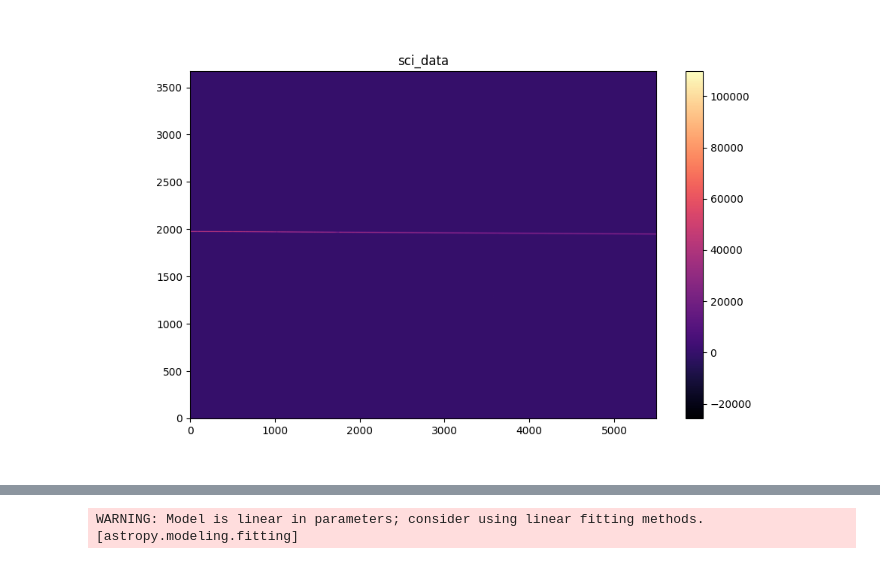
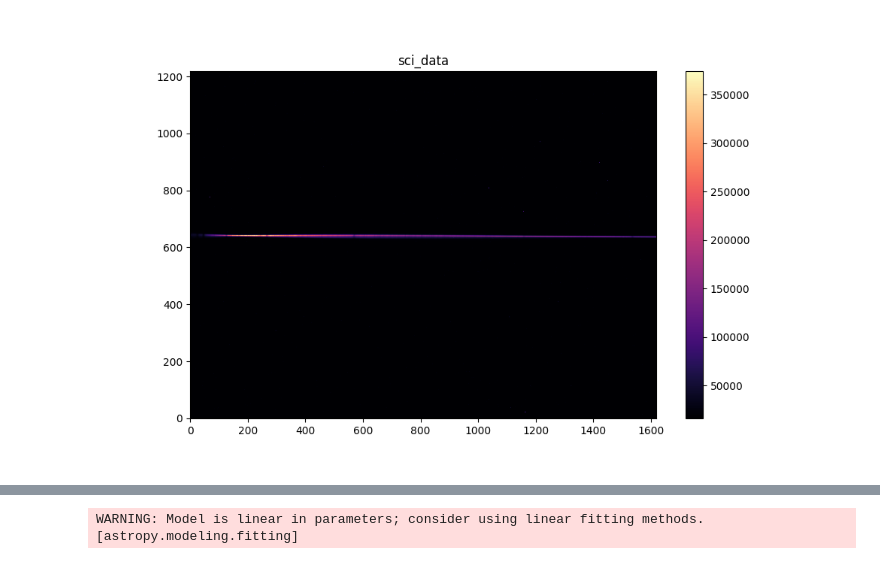
Before and after one commit to plouis35/EasyAstro, a Jupyter notebook: easytools/reduce_spectras.ipynb, the cells around one changed output, grey strips where cells are left out. Cells and saved outputs as stored; diff of their text form; code cells hidden in the pictures.

```diff
--- a/easytools/tests.ipynb
+++ b/easytools/reduce_spectras.ipynb
@@ -203,0 +251,25 @@ WARNING: FITSFixedWarning: 'datfix' made the change 'Set MJD-OBS to 60237.728947
+# %%
+from align_combine import align_and_combine
+dir = 'e:/Astro/Captures/20231007_Void/'
+#dir = 'E:/Astro/Captures/20181020_spectro/'
+
+#sci_files  = [dir + f for f in fnmatch.filter(os.listdir(dir), 'bwvull-*.fit')]
+sci_files  = [dir + f for f in fnmatch.filter(os.listdir(dir), '10lac-300s-*.fit')]
+
+sci_datas = [CCDData.read(f, unit = u.adu) for f in sci_files]
+sci_data = np.sum(sci_datas, axis = 0, dtype = np.float32)
+
+
+plt.figure(figsize=(10,6))
+plt.imshow(sci_data, origin='lower', aspect='auto', cmap=plt.cm.magma)
+plt.title('sci_data')
+plt.clim(np.percentile(sci_data, (5, 99.95)))
+cb = plt.colorbar()
+
+
+sci_aligned = align_and_combine(sci_files, np.sum)
+plt.figure(figsize=(10,6))
+plt.imshow(sci_aligned, origin='lower', aspect='auto', cmap=plt.cm.magma)
+plt.title('sci_aligned')
+plt.clim(np.percentile(sci_aligned, (5, 99.95)))
+cb = plt.colorbar()
@@ -204,7 +294,7 @@ WARNING: FITSFixedWarning: 'datfix' made the change 'Set MJD-OBS to 60237.728947
 # %%
 #sci_data.header['EXPOSURE'] = sci_data.header['EXPTIME']  # for dark subtraction
 
-nccd = ccdproc.ccd_process(sci_data, oscan=None, gain_corrected=False,
+sci_data = ccdproc.ccd_process(sci_data, oscan=None, gain_corrected=False,
                            trim=None,
                            gain=2.0*u.electron/u.adu,
                            readnoise=5*u.electron,
@@ -216,12 +306,12 @@ nccd = ccdproc.ccd_process(sci_data, oscan=None, gain_corrected=False,
                            master_flat=master_flat)
 # %%
 plt.figure(figsize=(10,6))
-plt.imshow(nccd, origin='lower', aspect='auto', cmap=plt.cm.magma)
+plt.imshow(sci_data, origin='lower', aspect='auto', cmap=plt.cm.magma)
 plt.title('sci_data')
-#plt.clim(np.percentile(sci_data, (10, 90)))
+plt.clim(np.percentile(sci_data, (5, 99.99)))
 cb = plt.colorbar()
 # %% [output]
-[figure, old version]
+[figure, new version]
 # %%
 #newccd = ccdproc.cosmicray_median(nccd, thresh=5, mbox=11, rbox=11, gbox=5)
 #cr_cleaned = ccdproc.cosmicray_lacosmic(nccd, sigclip=1)
```
Also changed, not shown: parts of 16 cells of this notebook, 1 other file.
